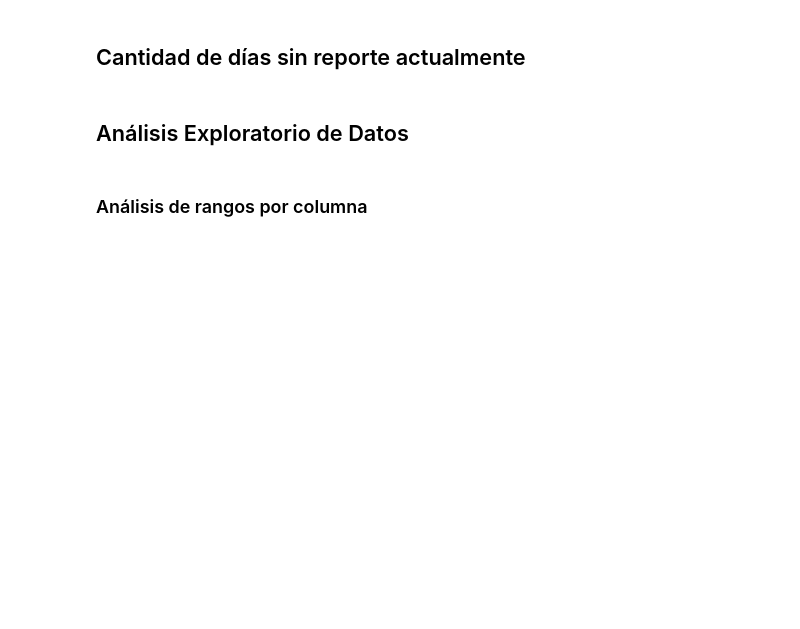
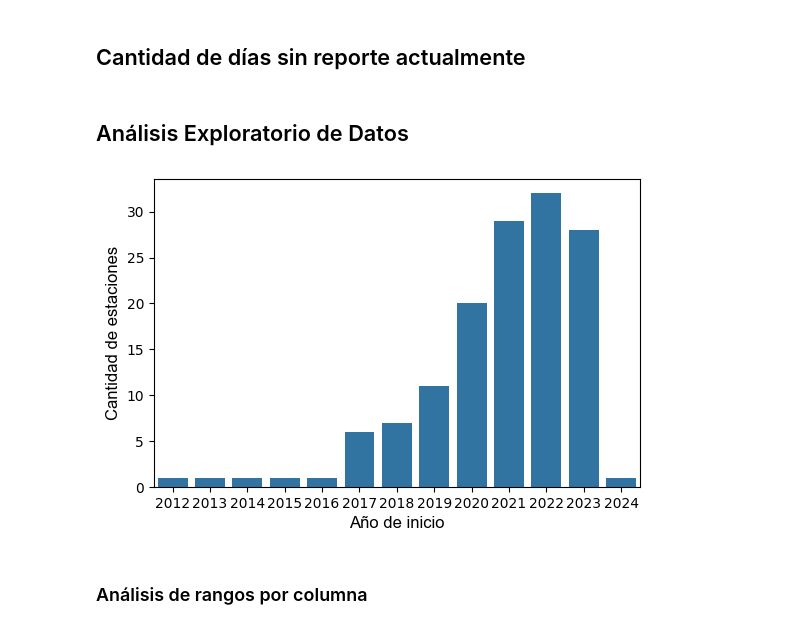
Before and after one commit to Facunditos/wunder, a Jupyter notebook: cuadernos/scraping.ipynb, the cells around one changed output. Saved outputs shown, nothing was run; the diff lists cells and outputs as text; code cells hidden in the pictures; blank space fills up the shorter version.

```diff
--- a/cuadernos/scraping.ipynb
+++ b/cuadernos/scraping.ipynb
@@ -93,7 +93,7 @@ estaciones_rectangulo.to_csv('./busqueda_estaciones/estaciones_encontradas_clasi
 # %% [markdown]
 ## Funciones comunes
 # %%
-estaciones_elegidas = pd.read_excel('./info_wunder.xlsx','estaciones')
+estaciones_elegidas = pd.read_excel('../info_wunder.xlsx','estaciones')
 # %%
 # idx_iadeli = estaciones_elegidas[estaciones_elegidas['stationID'] == 'IADELI1'].index[0]
 # estaciones_elegidas.loc[idx_iadeli]
@@ -662,13 +662,16 @@ df_estacion.isna().sum()
 # %%
 df_estacion[(df_estacion['obsTimeLocal'].dt.year==2024)&(df_estacion['obsTimeLocal'].dt.month==1)&(df_estacion['obsTimeLocal'].dt.day==10)].reset_index().loc[0]
 # %%
-plt.figure(figsize=(12,6))
-plt.title('Cantidad de estaciones incorporadas por año')
+fig = plt.figure(figsize=(6.27,4))
+#plt.title('Año de inicio del lote original de estaciones las estaciones')
 ax = sns.countplot(estaciones_elegidas,x=estaciones_elegidas['inicio'].dt.year)
 plt.gca().set_xticklabels([año for año in range(2012,2025)])
-plt.ylabel('cantidad de estaciones')
-plt.xlabel('año')
+plt.ylabel('Cantidad de estaciones',family='Arial',fontsize=12)
+plt.xlabel('Año de inicio',family='Arial',fontsize=12)
+fig.savefig('../imagenes/año_inicio_estaciones_lote_original')
 plt.show()
+# %% [output]
+[figure, added]
 # %%
 plazo_dias = 365
 dias_obs = estaciones_elegidas['dias_obs']
```
Also changed, not shown: 13 other files.
